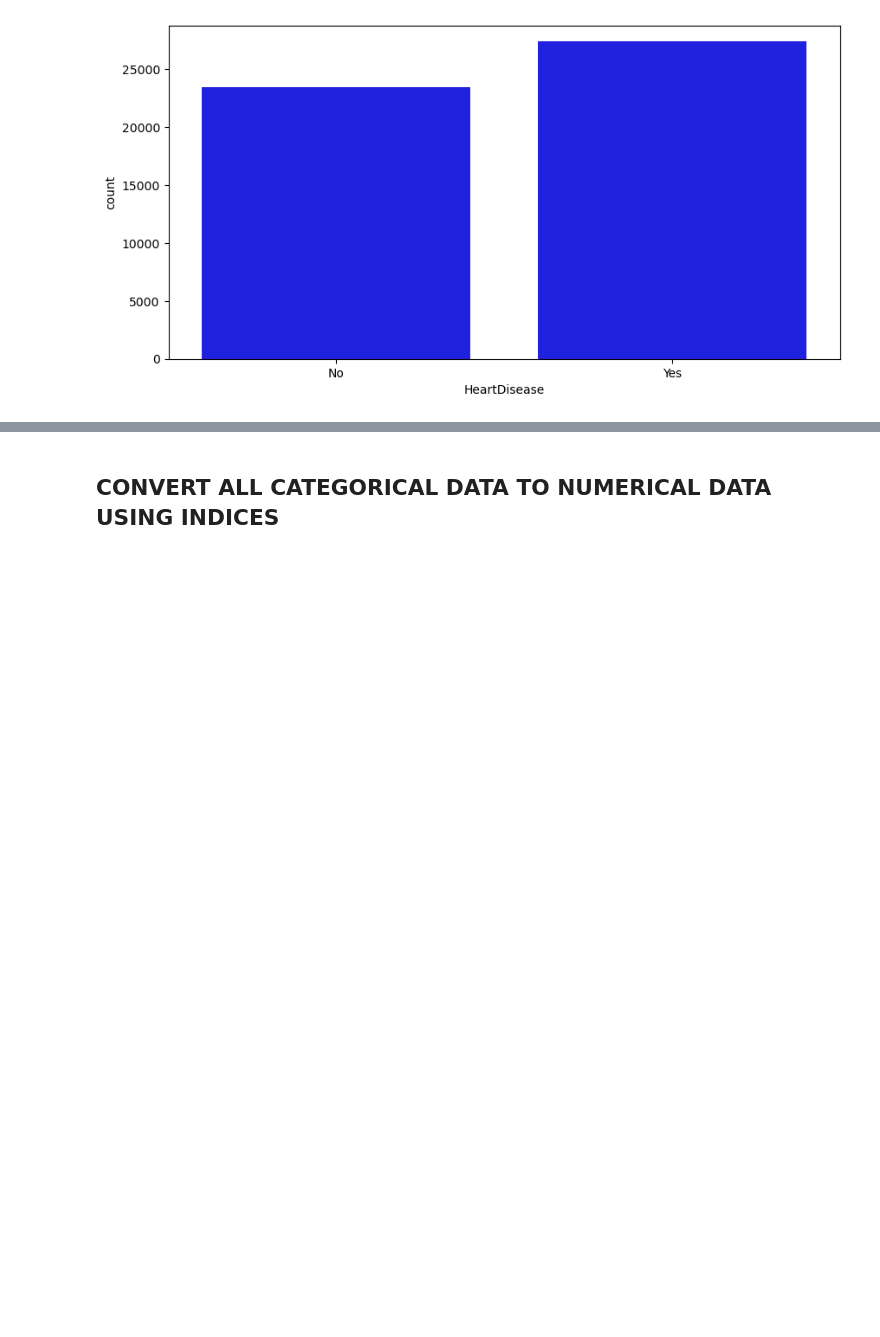
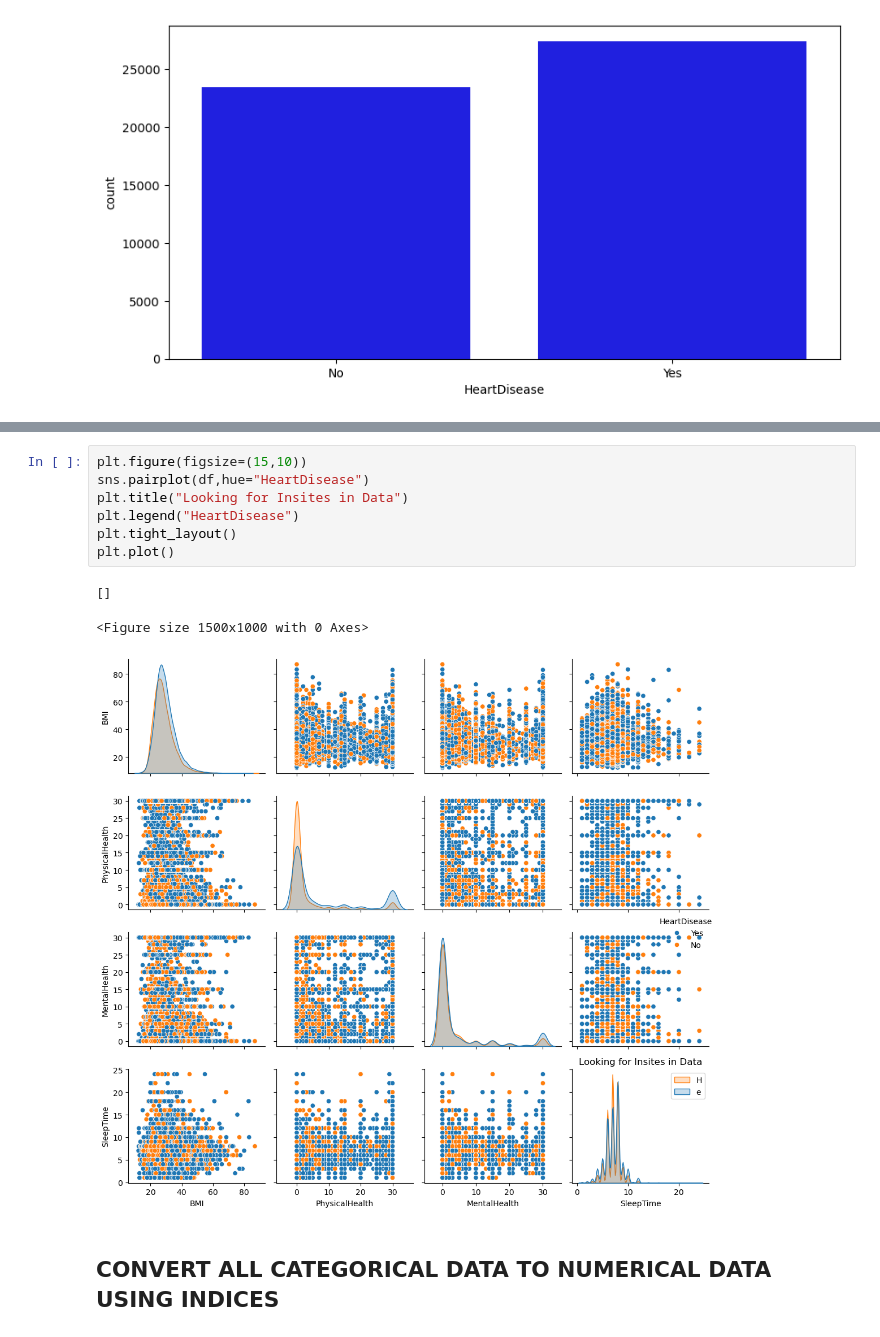
Before and after one commit to Tomas-Deane/EPIC3REAL, a Jupyter notebook: Preprocessing copy.ipynb, the cells around one changed output, grey strips where cells are left out. Cells and saved outputs as stored; diff of their text form; blank space fills up the shorter version.

```diff
--- a/Preprocessing copy.ipynb
+++ b/Preprocessing copy.ipynb
@@ -81,3 +81,14 @@ plt.show()
+# %%
+plt.figure(figsize=(15,10))
+sns.pairplot(df,hue="HeartDisease")
+plt.title("Looking for Insites in Data")
+plt.legend("HeartDisease")
+plt.tight_layout()
+plt.plot()
+# %% [output]
+[]
+<Figure size 1500x1000 with 0 Axes>
+[figure, added]
 # %% [markdown]
 ## CONVERT ALL CATEGORICAL DATA TO NUMERICAL DATA USING INDICES
 # %%
```
Also changed, not shown: parts of 10 cells of this notebook.
